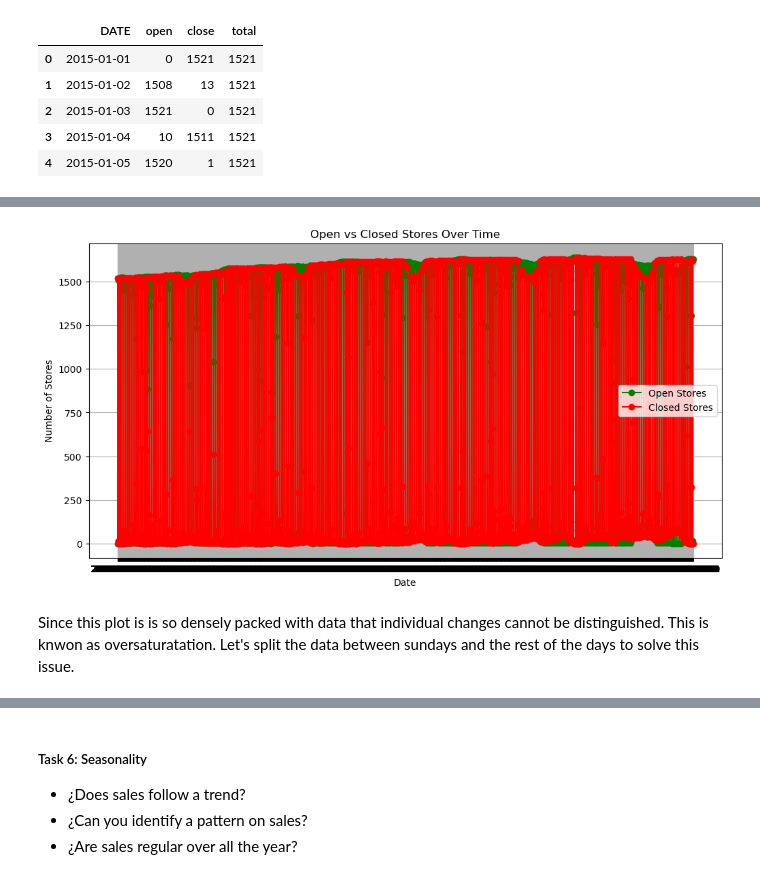
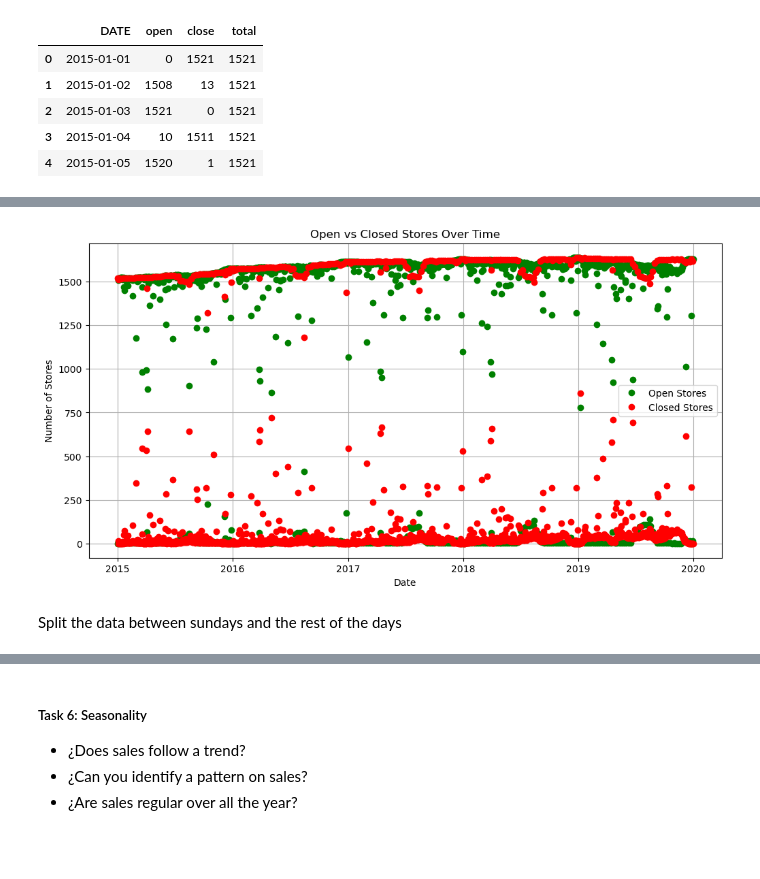
Before and after one commit to MartinezAgullo/TechChallenge_MercadonaIT, a Jupyter notebook: notebooks/1-data-preparation.ipynb, the cells around one changed output, grey strips where cells are left out. Cells and saved outputs as stored; diff of their text form; code cells hidden in the pictures; blank space fills up the shorter version.

```diff
--- a/notebooks/1-data-preparation.ipynb
+++ b/notebooks/1-data-preparation.ipynb
@@ -760,21 +782,20 @@ calendar_df_tmp.head(5)
 # %%
 plt.figure(figsize=(12, 6))
 
-plt.plot(calendar_df_tmp['DATE'], calendar_df_tmp['open'], label='Open Stores', color='green', linestyle='-', marker='o')
+plt.plot(calendar_df_tmp['DATE'], calendar_df_tmp['open'], label='Open Stores', color='green', linestyle='None', marker='o')
 
-plt.plot(calendar_df_tmp['DATE'], calendar_df_tmp['close'], label='Closed Stores', color='red', linestyle='-', marker='o')
-# Add titles and labels
+plt.plot(calendar_df_tmp['DATE'], calendar_df_tmp['close'], label='Closed Stores', color='red', linestyle='None', marker='o')
+
 plt.title('Open vs Closed Stores Over Time')
 plt.xlabel('Date')
 plt.ylabel('Number of Stores')
 plt.legend()
 
-# Display the grid and plot
 plt.grid(True)
 plt.show()
 # %% [output]
-[figure, old version]
+[figure, new version]
-# %% [markdown]
-Since this plot is is so densely packed with data that individual changes cannot be distinguished. This is knwon as oversaturatation. Let's split the data between sundays and the rest of the days to solve this issue.
+# %% [markdown]
+Split the data between sundays and the rest of the days
 # %%
 calendar_df_tmp['day_of_week'] = pd.to_datetime(calendar_df_tmp['DATE']).dt.dayofweek
```
Also changed, not shown: parts of 14 cells of this notebook, 2 other files.
